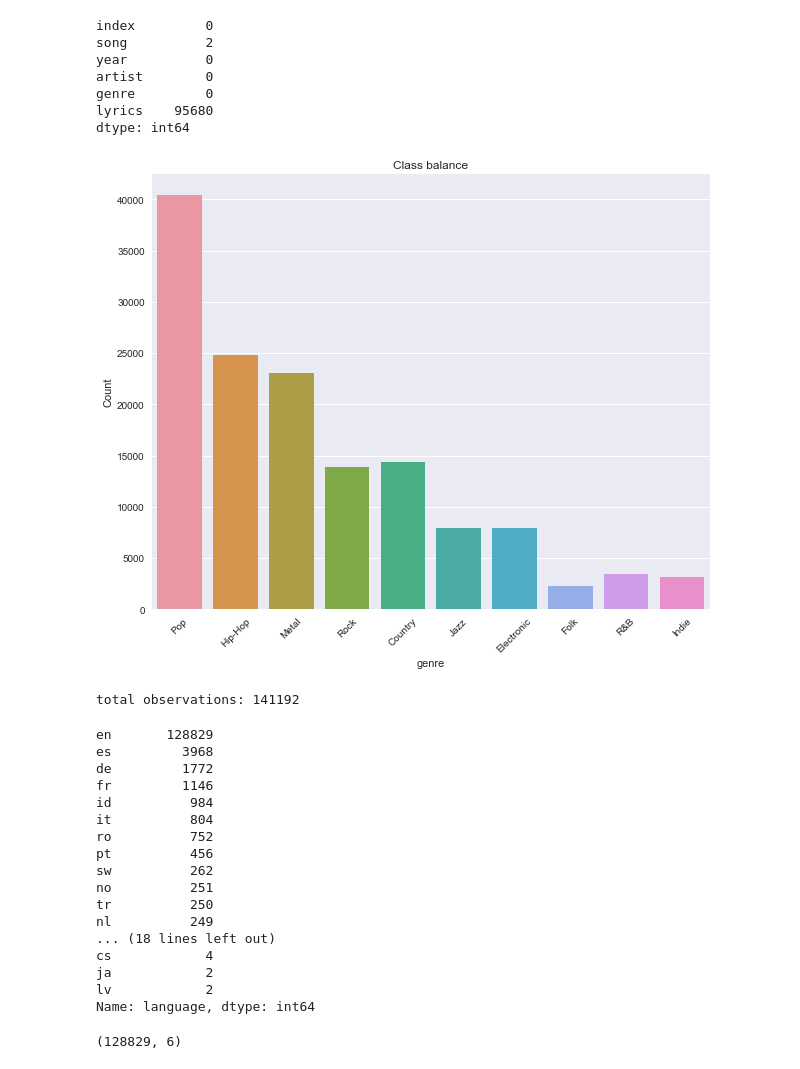
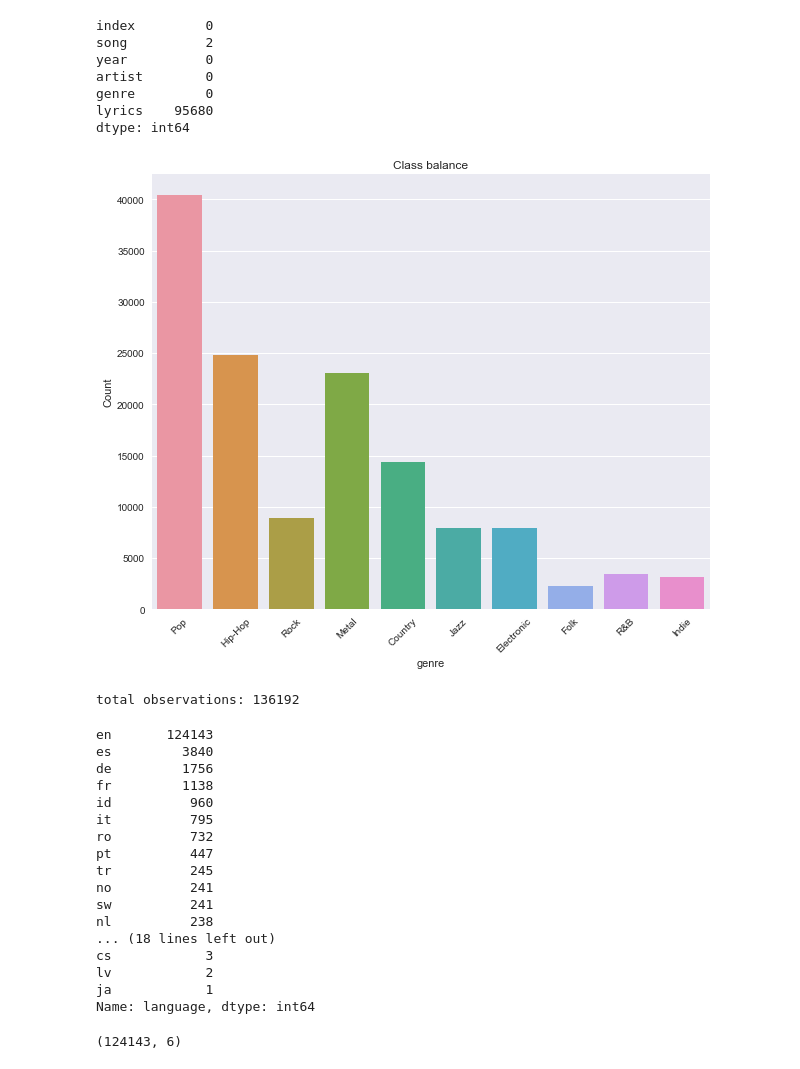
Before and after one commit to Audio88/NLP, a Jupyter notebook: unsupervised_capstone2.ipynb, the cells around one changed output. Drawn from its saved outputs; the diff is of its cells as text; code cells hidden in the pictures.

```diff
--- a/unsupervised_capstone2.ipynb
+++ b/unsupervised_capstone2.ipynb
@@ -48,47 +61,44 @@ def text_cleaner(text):
     # Get rid of extra whitespace.
     text = ' '.join(text.split())
     return text
 
 df.dropna(inplace=True)
 df.lyrics = df.lyrics.apply(text_cleaner)
 
 #Droping all rows with null values, the 10,000 rows with out lyrics can't be used
 #and the two rows with out song ids won't be missed
 #Also droping rows where lyrics were missing, but not NAN, and Rows where genre is not available/other
 df.dropna(inplace=True)
 df.drop((df[df.genre == 'Not Available'].index),inplace=True, axis=0)
 df.drop((df[df.genre == 'Other'].index),inplace=True, axis=0)
 df.drop((df[df.lyrics.str.len() < 1].index), inplace=True, axis=0)
 
 #Class balance is way off undersampling rock which represents about a third of our data set
 rock_index = df[df.genre == 'Rock'].index
 #select rows to drop
-random_indices = np.random.choice(rock_index, 95000, replace=False)
+random_indices = np.random.choice(rock_index, 105000, replace=False)
 #drop selected rows
 df.drop(random_indices, inplace=True, axis=0)
+
+#for now reducing data set to 10,000 to save time
+#df = df.sample(50000, random_state=42)
+#df.reset_index(inplace=True, drop=True)
+#df.drop('index', inplace=True, axis=1)
 
 plt.figure(figsize=(10,8))
 plt.title('Class balance')
 sns.countplot(x="genre", data=df)
 plt.ylabel('Count')
 plt.xticks(rotation=45)
 plt.show()
 
 print('total observations:', df.shape[0])
-
-#for now reducing data set to 10,000 to save time
-#df = df.sample(15000, random_state=42)
-#df.reset_index(inplace=True, drop=True)
-#df.drop('index', inplace=True, axis=1)
-#df.shape
 # %% [output]
-[figure, old version]
+[figure, new version]
-total observations: 141192
+total observations: 136192
 # %%
 #Language detection was out of the scope of this project so we're just doing a quick and dirty clean up
 #with pythons' langdetect package. Droping all rows where language was not english.
-from langdetect import detect
-
 def detect_try(text):
     try:
         return detect(text)
@@ -105,21 +115,21 @@ df.drop('language', inplace=True, axis=1)
 
 df.shape
 # %% [output]
-en       128829
-es         3968
-de         1772
-fr         1146
-id          984
-it          804
-ro          752
-pt          456
-sw          262
-no          251
-tr          250
-nl          249
+en       124143
+es         3840
+de         1756
+fr         1138
+id          960
+it          795
+ro          732
+pt          447
+tr          245
+no          241
+sw          241
+nl          238
 ... (18 lines left out)
-cs            4
-ja            2
+cs            3
 lv            2
+ja            1
 Name: language, dtype: int64
-(128829, 6)
+(124143, 6)
```
Also changed, not shown: parts of 21 cells of this notebook.
